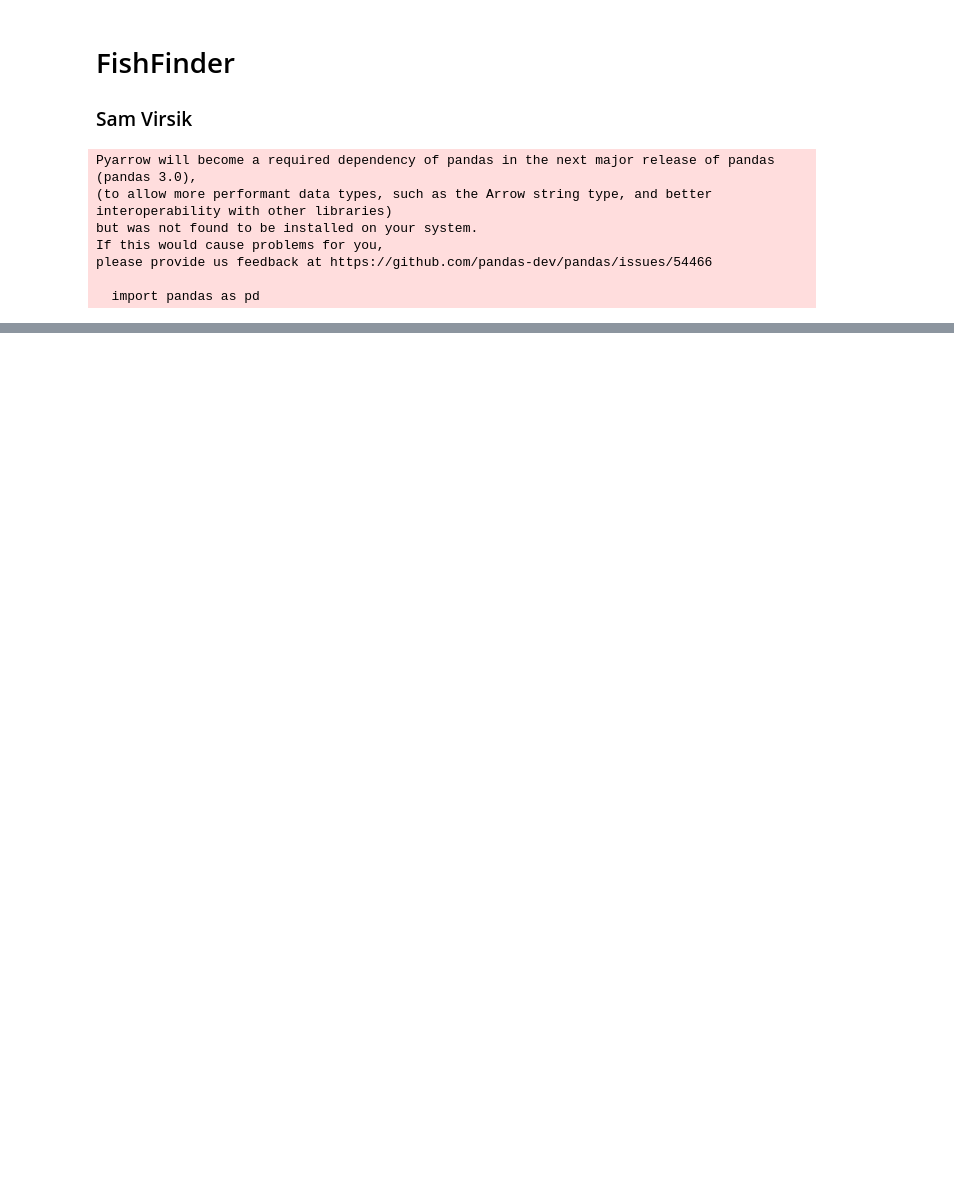
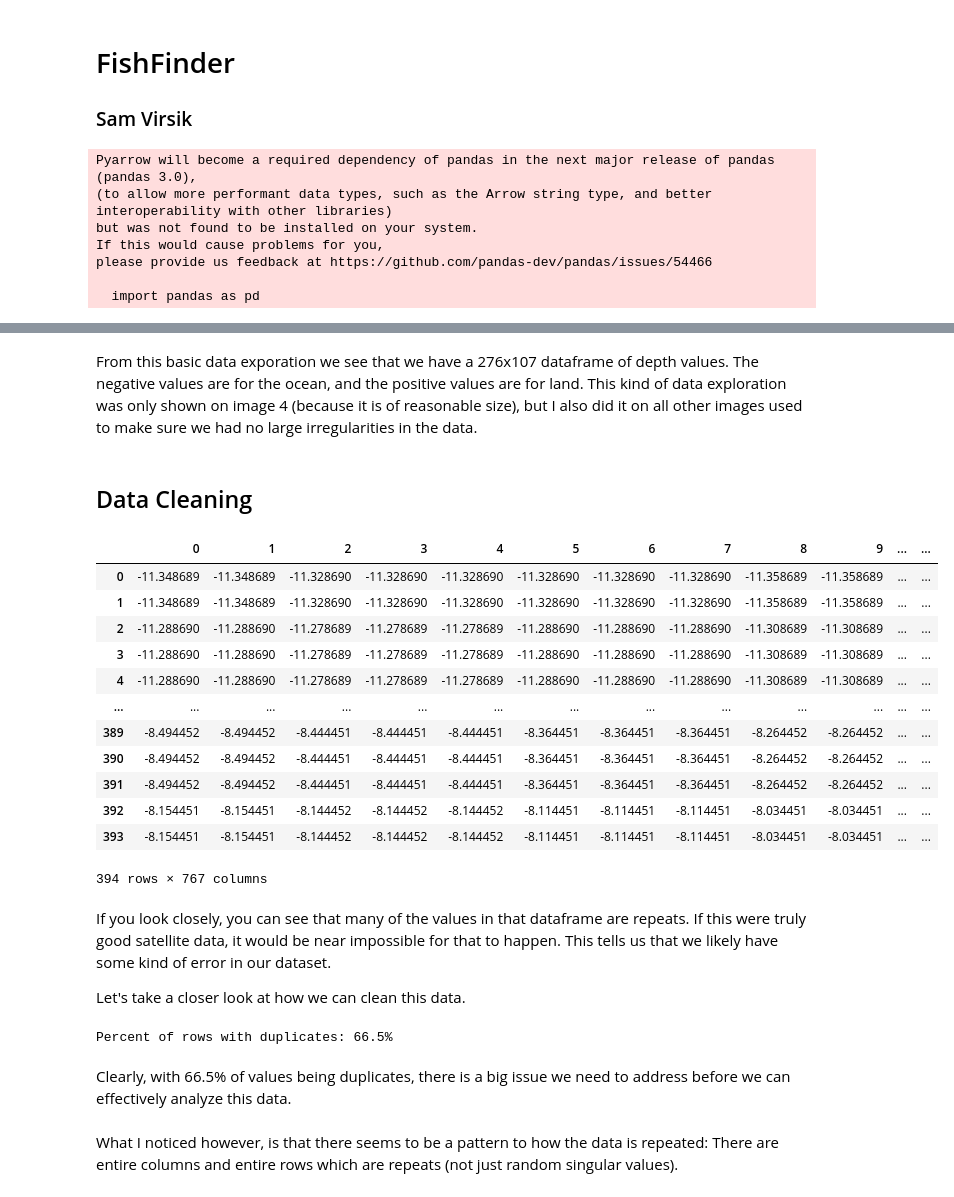
Before and after one commit to SamVirsik/DataAnalysis, a Jupyter notebook: dataanalysis.ipynb, the cells around one changed output, grey strips where cells are left out. Saved outputs shown, nothing was run; the diff lists cells and outputs as text; code cells hidden in the pictures; blank space fills up the shorter version.

Commit message:
Data exploration and cleaning

```diff
--- a/dataanalysis.ipynb
+++ b/dataanalysis.ipynb
@@ -37,0 +86,36 @@ img_20 = readData("data\img_20_data.tiff") #This is a tiff, not a tif, since for
+# %% [markdown]
+From this basic data exporation we see that we have a 276x107 dataframe of depth values. The negative values are for the ocean, and the positive values are for land. This kind of data exploration was only shown on image 4 (because it is of reasonable size), but I also did it on all other images used to make sure we had no large irregularities in the data.
+# %% [markdown]
+## Data Cleaning
+# %%
+img_20
+# %% [output]
+|  | 0 | 1 | 2 | 3 | 4 | 5 | 6 | 7 | 8 | 9 | ... | ... |
+| 0 | -11.348689 | -11.348689 | -11.328690 | -11.328690 | -11.328690 | -11.328690 | -11.328690 | -11.328690 | -11.358689 | -11.358689 | ... | ... |
+| 1 | -11.348689 | -11.348689 | -11.328690 | -11.328690 | -11.328690 | -11.328690 | -11.328690 | -11.328690 | -11.358689 | -11.358689 | ... | ... |
+| 2 | -11.288690 | -11.288690 | -11.278689 | -11.278689 | -11.278689 | -11.288690 | -11.288690 | -11.288690 | -11.308689 | -11.308689 | ... | ... |
+| 3 | -11.288690 | -11.288690 | -11.278689 | -11.278689 | -11.278689 | -11.288690 | -11.288690 | -11.288690 | -11.308689 | -11.308689 | ... | ... |
+| 4 | -11.288690 | -11.288690 | -11.278689 | -11.278689 | -11.278689 | -11.288690 | -11.288690 | -11.288690 | -11.308689 | -11.308689 | ... | ... |
+| ... | ... | ... | ... | ... | ... | ... | ... | ... | ... | ... | ... | ... |
+| 389 | -8.494452 | -8.494452 | -8.444451 | -8.444451 | -8.444451 | -8.364451 | -8.364451 | -8.364451 | -8.264452 | -8.264452 | ... | ... |
+| 390 | -8.494452 | -8.494452 | -8.444451 | -8.444451 | -8.444451 | -8.364451 | -8.364451 | -8.364451 | -8.264452 | -8.264452 | ... | ... |
+| 391 | -8.494452 | -8.494452 | -8.444451 | -8.444451 | -8.444451 | -8.364451 | -8.364451 | -8.364451 | -8.264452 | -8.264452 | ... | ... |
+| 392 | -8.154451 | -8.154451 | -8.144452 | -8.144452 | -8.144452 | -8.114451 | -8.114451 | -8.114451 | -8.034451 | -8.034451 | ... | ... |
+| 393 | -8.154451 | -8.154451 | -8.144452 | -8.144452 | -8.144452 | -8.114451 | -8.114451 | -8.114451 | -8.034451 | -8.034451 | ... | ... |
+394 rows × 767 columns
+# %% [markdown]
+If you look closely, you can see that many of the values in that dataframe are repeats. If this were truly good satellite data, it would be near impossible for that to happen. This tells us that we likely have some kind of error in our dataset.
+
+Let's take a closer look at how we can clean this data.
+# %%
+num_duplicates = img_20.duplicated().sum()
+
+percent = num_duplicates / img_20.shape[0]
+
+print("Percent of rows with duplicates: " + "{:.1%}".format(percent))
+# %% [output]
+Percent of rows with duplicates: 66.5%
+# %% [markdown]
+Clearly, with 66.5% of values being duplicates, there is a big issue we need to address before we can effectively analyze this data.
+# %% [markdown]
+What I noticed however, is that there seems to be a pattern to how the data is repeated: There are entire columns and entire rows which are repeats (not just random singular values).
```
Also changed, not shown: parts of 11 cells of this notebook.
